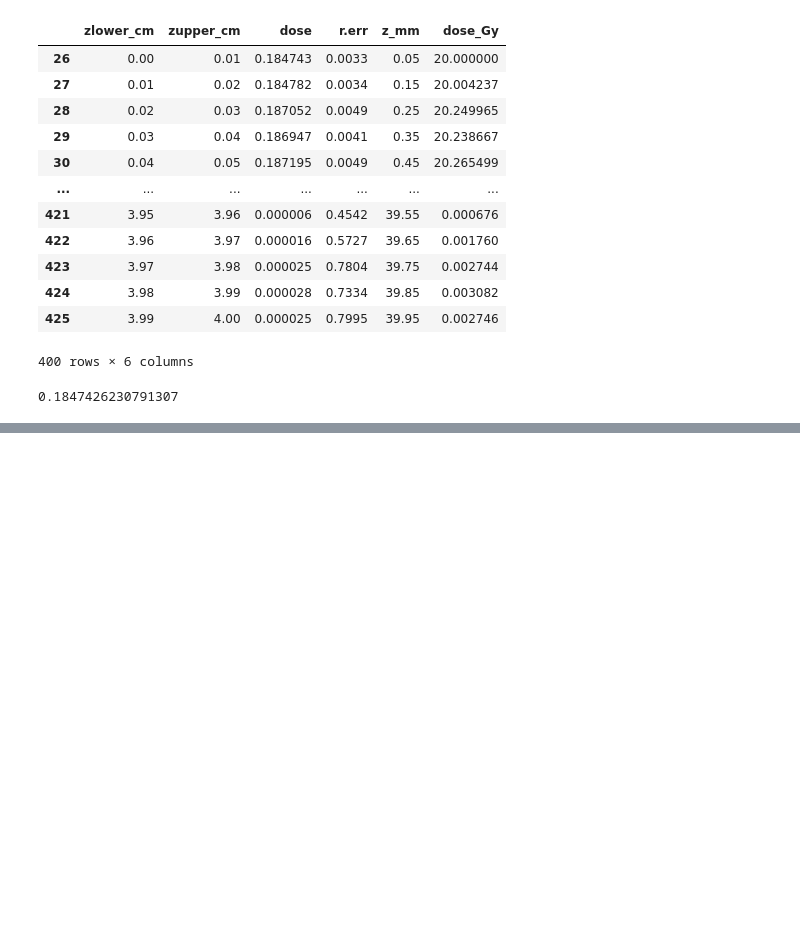
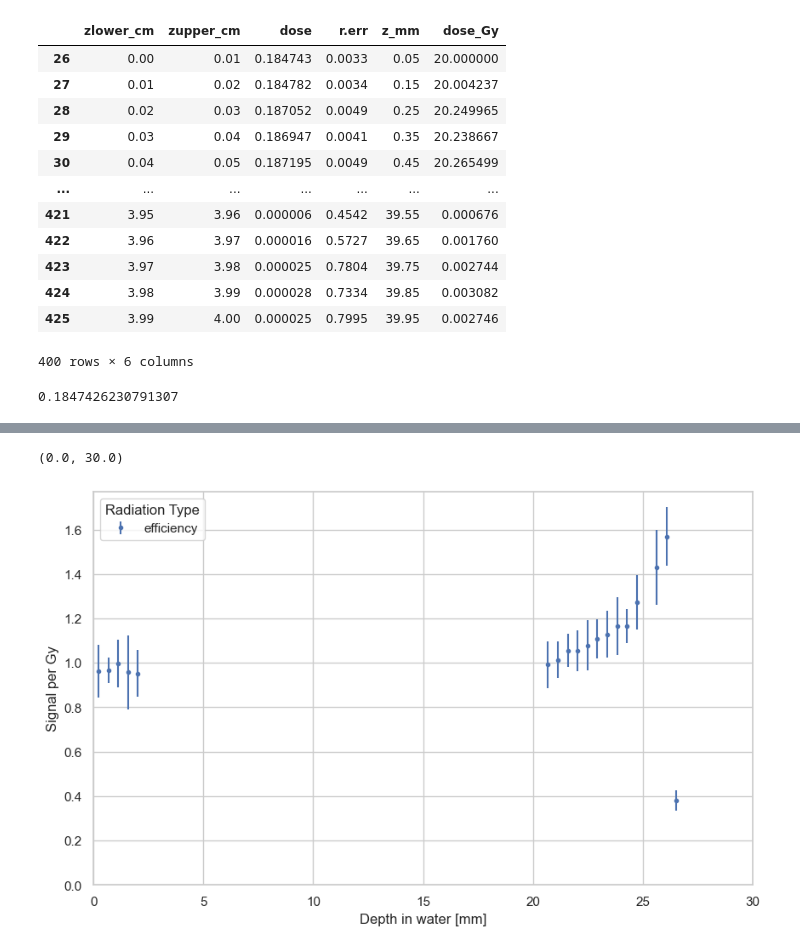
Before and after one commit to grzanka/osl_mb_foils, a Jupyter notebook: notebooks/playground/0.3-lg-1d-efficiency.ipynb, the cells around one changed output, grey strips where cells are left out. Saved outputs shown, nothing was run; the diff lists cells and outputs as text; code cells hidden in the pictures; blank space fills up the shorter version.

```diff
--- a/notebooks/playground/0.3-lg-1d-efficiency.ipynb
+++ b/notebooks/playground/0.3-lg-1d-efficiency.ipynb
@@ -266,0 +242,23 @@ df_reset_pos
+# %%
+co60_data = df_reset_pos.loc[df_reset_pos.radiation == 'Co60']
+proton_data = df_reset_pos.loc[df_reset_pos.radiation == 'proton']
+all_data = co60_data.merge(proton_data, on='det_no', suffixes=['_Co60', '_proton'])
+all_data['mean_efficiency'] = all_data['mean_signal_per_Gy_proton'] / all_data['mean_signal_per_Gy_Co60']
+numerator_relative_std = all_data['std_signal_per_Gy_proton'] / all_data['mean_signal_per_Gy_Co60']
+denominator_term = all_data['mean_signal_per_Gy_proton'] * all_data['std_signal_per_Gy_Co60'] / (all_data['mean_signal_per_Gy_Co60']**2)
+all_data['std_efficiency'] = numerator_relative_std + denominator_term
+# %%
+# Create a figure and axis object
+plt.figure(figsize=(10, 6))
+
+# Add error bars
+plt.errorbar(all_data['det_mid_proton'], all_data['mean_efficiency'], yerr=all_data['std_efficiency'], ls='', marker='.', label=f'efficiency')
+
+plt.xlabel('Depth in water [mm]')
+plt.ylabel('Signal per Gy')
+plt.legend(title='Radiation Type')
+plt.ylim(0,None)
+plt.xlim(0,30)
+# %% [output]
+(0.0, 30.0)
+[figure, added]
```
Also changed, not shown: parts of 7 cells of this notebook.
